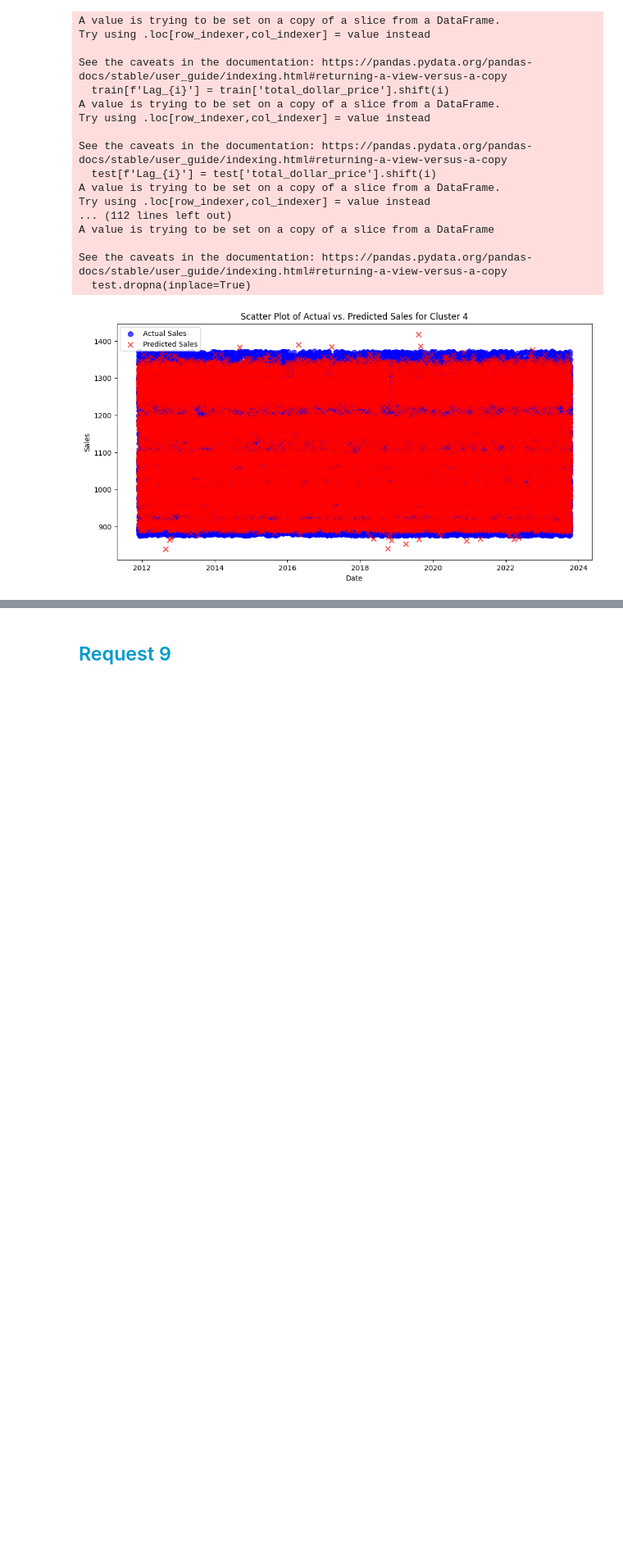
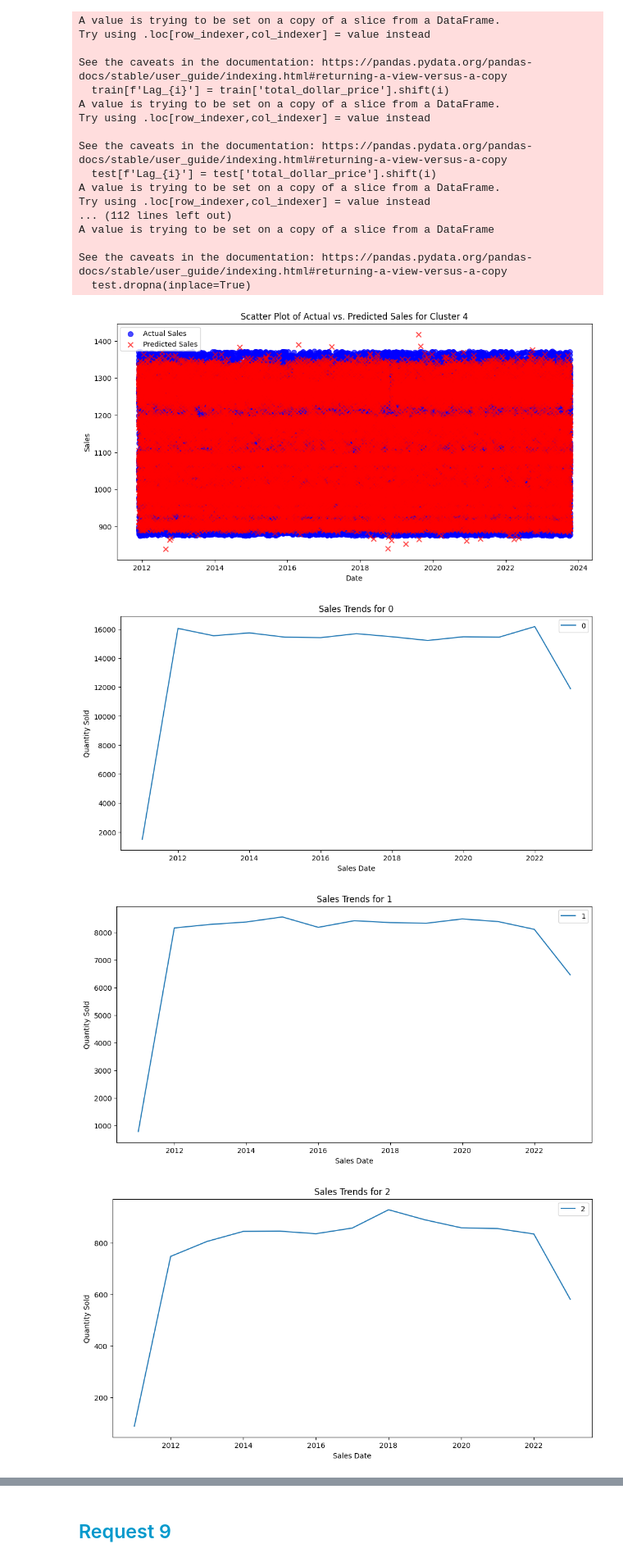
Before and after one commit to amiralira/G6_project2, a Jupyter notebook: Answers/requests.ipynb, the cells around one changed output, grey strips where cells are left out. Shown at 82% size. Saved outputs shown, nothing was run; the diff lists cells and outputs as text; code cells hidden in the pictures; blank space fills up the shorter version.

Commit message:
Fix: better visualization for Request 9

```diff
--- a/Answers/requests.ipynb
+++ b/Answers/requests.ipynb
@@ -729,7 +729,7 @@ from sklearn.preprocessing import LabelEncoder
 from sklearn.cluster import KMeans
 
 # Data Preparation
-selected_features = ['cpu_model', 'gpu_model', 'ram_size', 'screen_size', 'resolution', 'storage_model', 'weight', 'total_dollar_price','Year','Month','Day']
+selected_features = ['cpu_model', 'gpu_model', 'ram_size', 'screen_size', 'resolution', 'storage_model', 'weight', 'total_dollar_price','Year','Month','Day', 'quantity']
 df = df_req_eight[selected_features]
 
 label_encoder = LabelEncoder()
@@ -914,3 +914,24 @@ A value is trying to be set on a copy of a slice from a DataFrame
 See the caveats in the documentation: https://pandas.pydata.org/pandas-docs/stable/user_guide/indexing.html#returning-a-view-versus-a-copy
   test.dropna(inplace=True)
 [figure]
+# %%
+import pandas as pd
+import matplotlib.pyplot as plt
+
+grouped_data = df.groupby(['Cluster', 'Year'])['quantity'].sum().reset_index()
+
+# Create a separate plot for each product type.
+product_types = grouped_data['Cluster'].unique()
+for product_type in product_types:
+    product_data = grouped_data[grouped_data['Cluster'] == product_type]
+    plt.figure(figsize=(12, 6))
+    plt.plot(product_data['Year'], product_data['quantity'], label=product_type)
+    plt.title(f'Sales Trends for {product_type}')
+    plt.xlabel('Sales Date')
+    plt.ylabel('Quantity Sold')
+    plt.legend()
+    plt.show()
+# %% [output]
+[figure, added]
+[figure, added]
+[figure, added]
```
Also changed, not shown: parts of 1 cell of this notebook.
